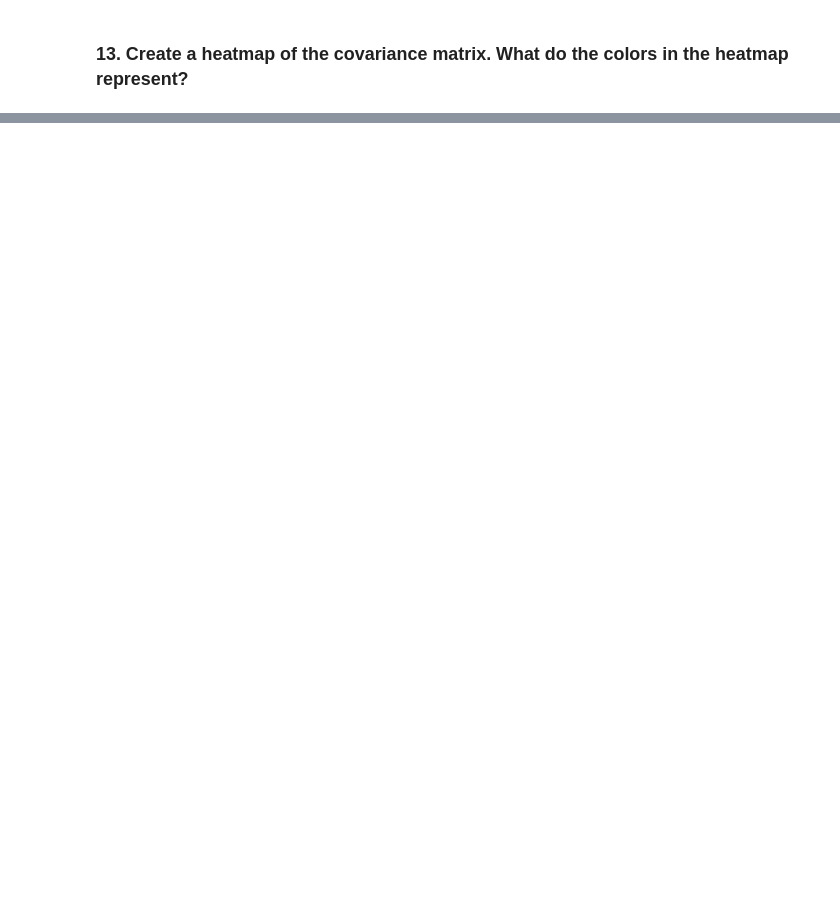
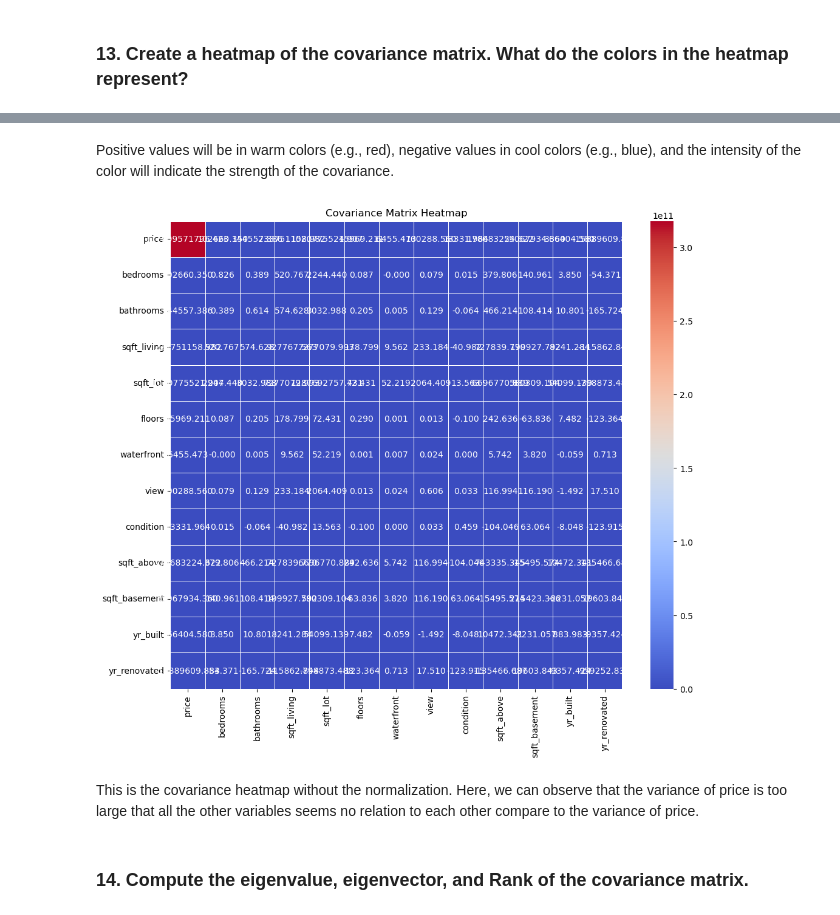
Before and after one commit to sgwlee96/SJSU, a Jupyter notebook: DATA220/Lab1/Lab1.ipynb, the cells around one changed output, grey strips where cells are left out. Saved outputs shown, nothing was run; the diff lists cells and outputs as text; code cells hidden in the pictures; blank space fills up the shorter version.

```diff
--- a/DATA220/Lab1/Lab1.ipynb
+++ b/DATA220/Lab1/Lab1.ipynb
@@ -532,0 +538,13 @@ plt.show()
+# %% [markdown]
+Positive values will be in warm colors (e.g., red), negative values in cool colors (e.g., blue), and the intensity of the color will indicate the strength of the covariance.
+# %%
+plt.figure(figsize=(12, 10))
+sns.heatmap(cov_matrix, annot=True, cmap='coolwarm', fmt=".3f", linewidths=.5)
+plt.title('Covariance Matrix Heatmap')
+plt.show()
+# %% [output]
+[figure, added]
+# %% [markdown]
+This is the covariance heatmap without the normalization. Here, we can observe that the variance of price is too large that all the other variables seems no relation to each other compare to the variance of price.
+# %% [markdown]
+### 14. Compute the eigenvalue, eigenvector, and Rank of the covariance matrix.
```
Also changed, not shown: parts of 24 cells of this notebook, 26 other files.
